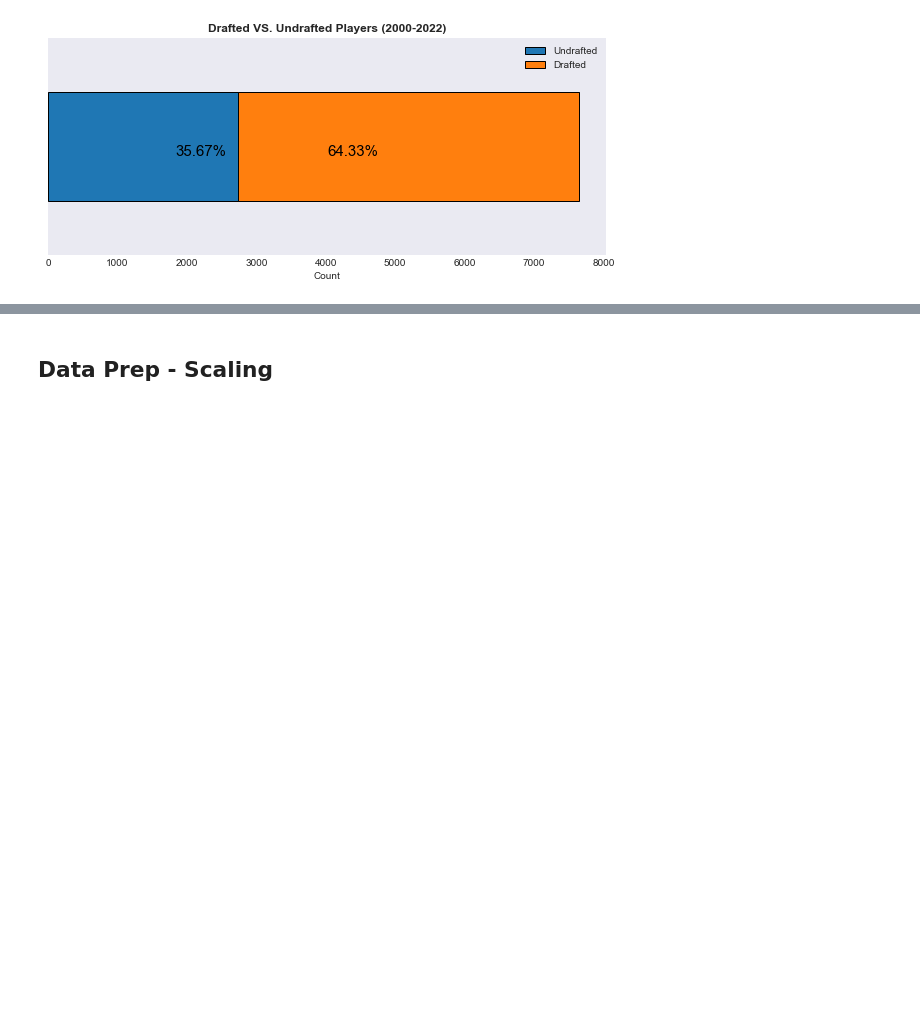
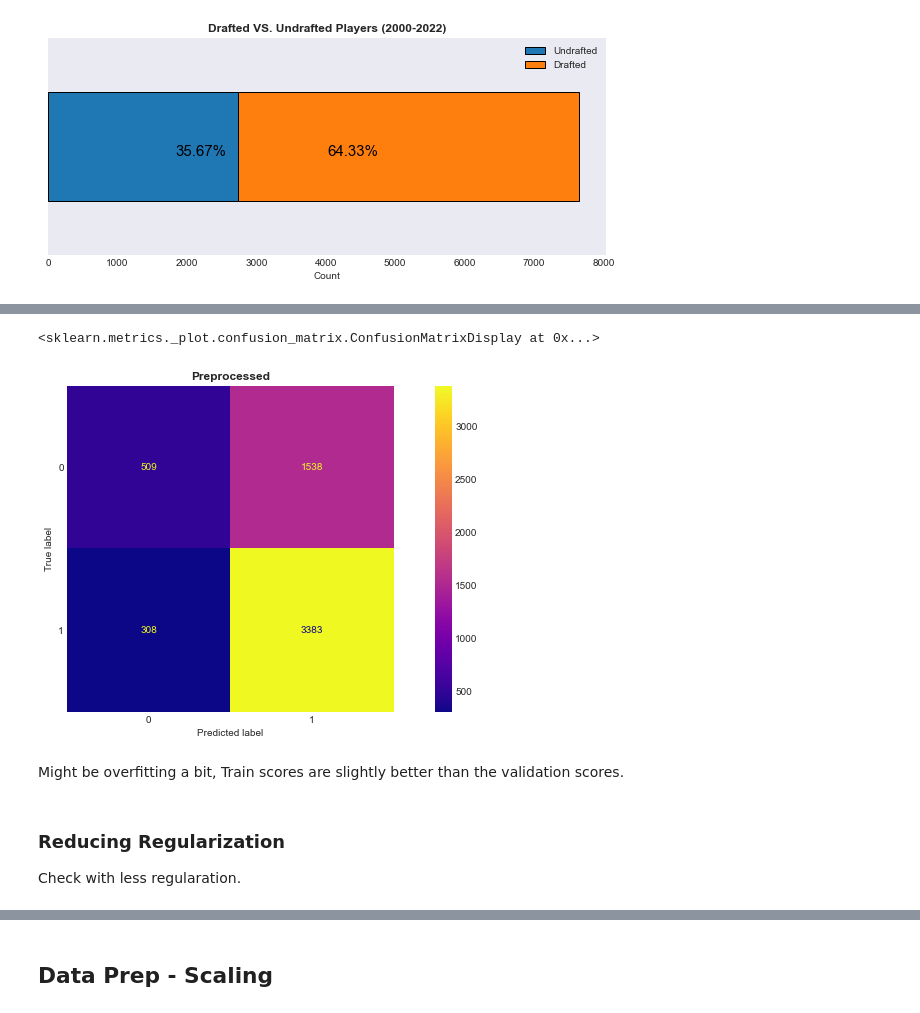
Before and after one commit to eric8395/NFL-Combine-Draft-Classification, a Jupyter notebook: Combine Classification.ipynb, the cells around one changed output, grey strips where cells are left out. Drawn from its saved outputs; the diff is of its cells as text; code cells hidden in the pictures; blank space fills up the shorter version.

```diff
--- a/Combine Classification.ipynb
+++ b/Combine Classification.ipynb
@@ -478,0 +788,3 @@ X_train
+# %%
+# fit the preprocessed model
+model_with_preprocessing.fit(X_train, y_train)
@@ -478,0 +800,16 @@ X_train
+# %%
+fix, axes = plt.subplots(figsize=(15, 6))
+
+axes.set_title("Preprocessed", weight = 'bold')
+
+plot_confusion_matrix(model_with_preprocessing, X_train, y_train,
+                      ax=axes, cmap="plasma")
+# %% [output]
+<sklearn.metrics._plot.confusion_matrix.ConfusionMatrixDisplay at 0x...>
+[figure, added]
+# %% [markdown]
+Might be overfitting a bit, Train scores are slightly better than the validation scores.
+# %% [markdown]
+### Reducing Regularization
+
+Check with less regularation.
```
Also changed, not shown: parts of 62 cells of this notebook.
